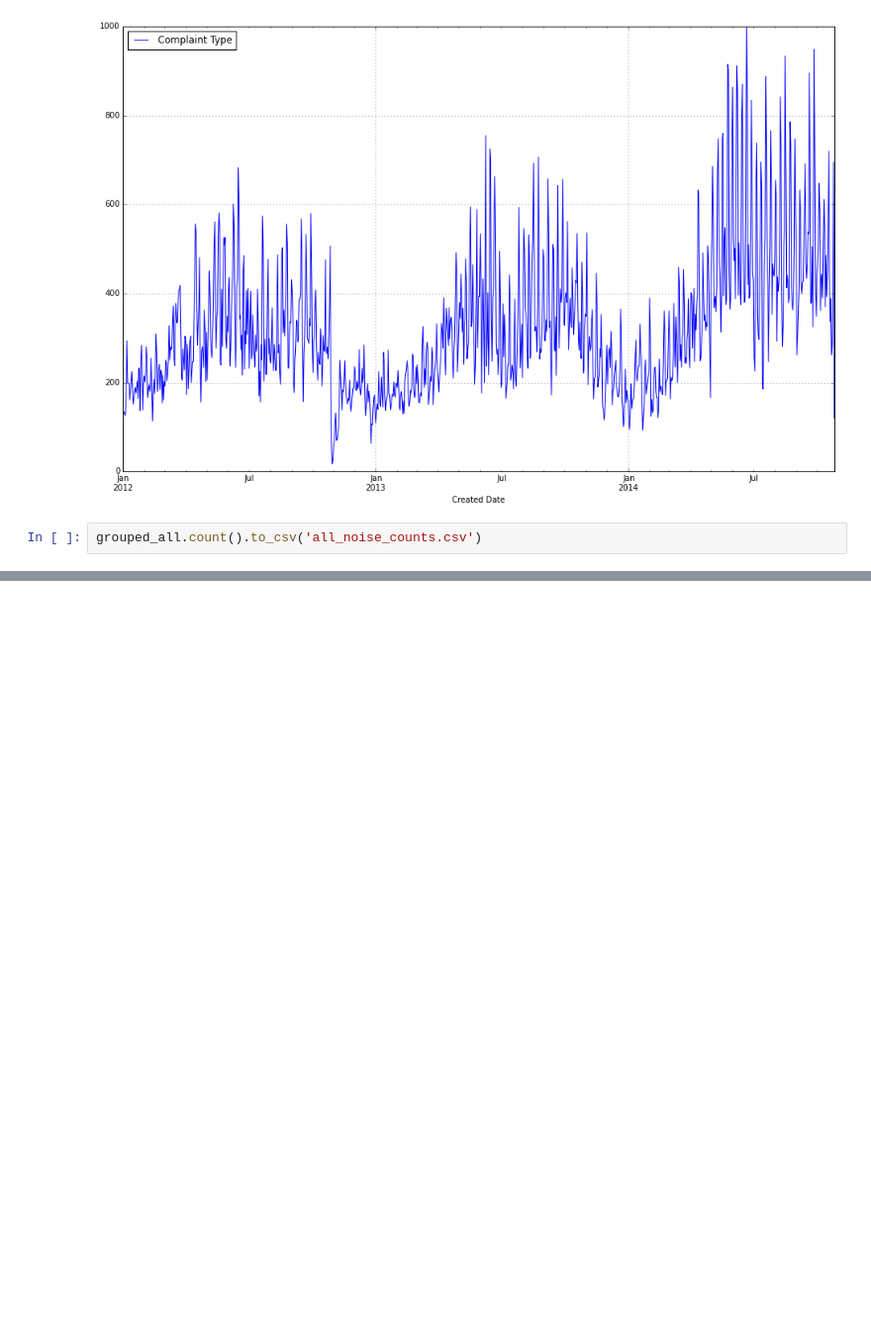
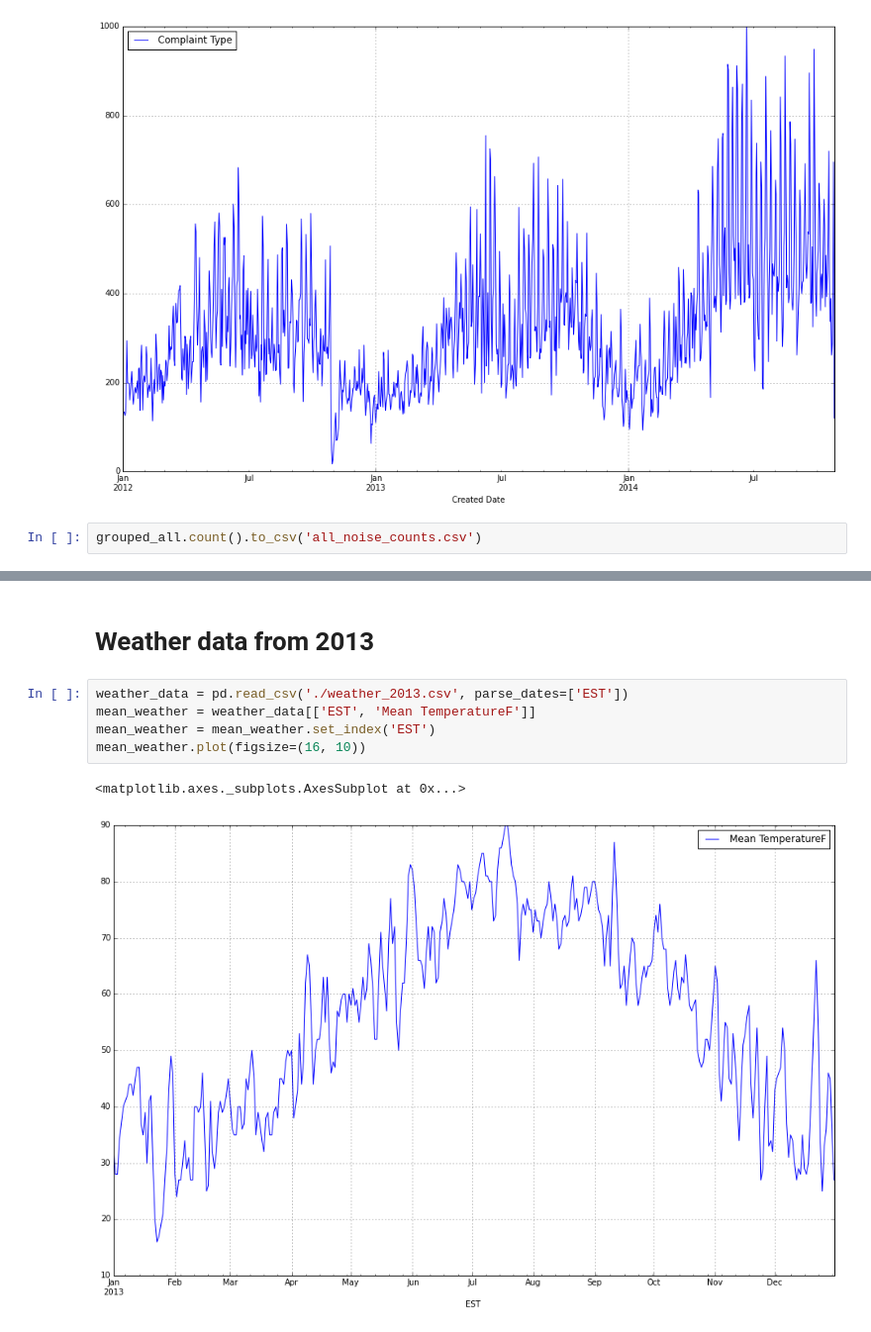
Before and after one commit to zunayed/noisyNYC, a Jupyter notebook: data_analysis/311_data.ipynb, the cells around one changed output, grey strips where cells are left out. Shown at 99% size. Drawn from its saved outputs; the diff is of its cells as text; blank space fills up the shorter version.

```diff
--- a/data_analysis/311_data.ipynb
+++ b/data_analysis/311_data.ipynb
@@ -50,0 +93,10 @@ grouped_all.count().to_csv('all_noise_counts.csv')
+# %% [markdown]
+# Weather data from 2013
+# %%
+weather_data = pd.read_csv('./weather_2013.csv', parse_dates=['EST'])
+mean_weather = weather_data[['EST', 'Mean TemperatureF']]
+mean_weather = mean_weather.set_index('EST')
+mean_weather.plot(figsize=(16, 10))
+# %% [output]
+<matplotlib.axes._subplots.AxesSubplot at 0x...>
+[figure, added]
```
Also changed, not shown: parts of 10 cells of this notebook.
